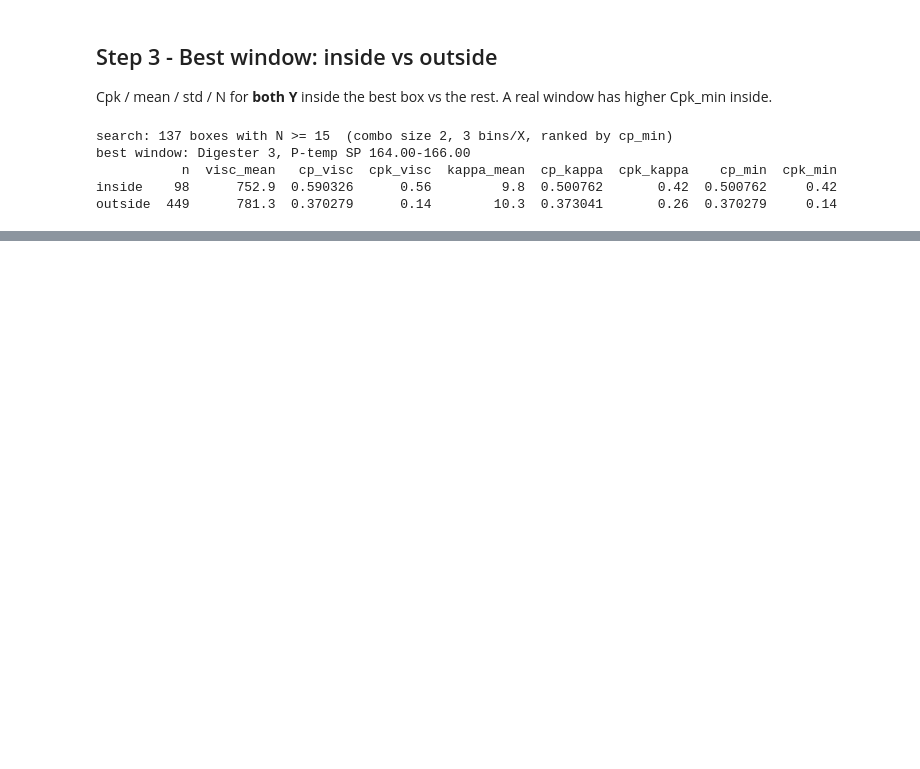
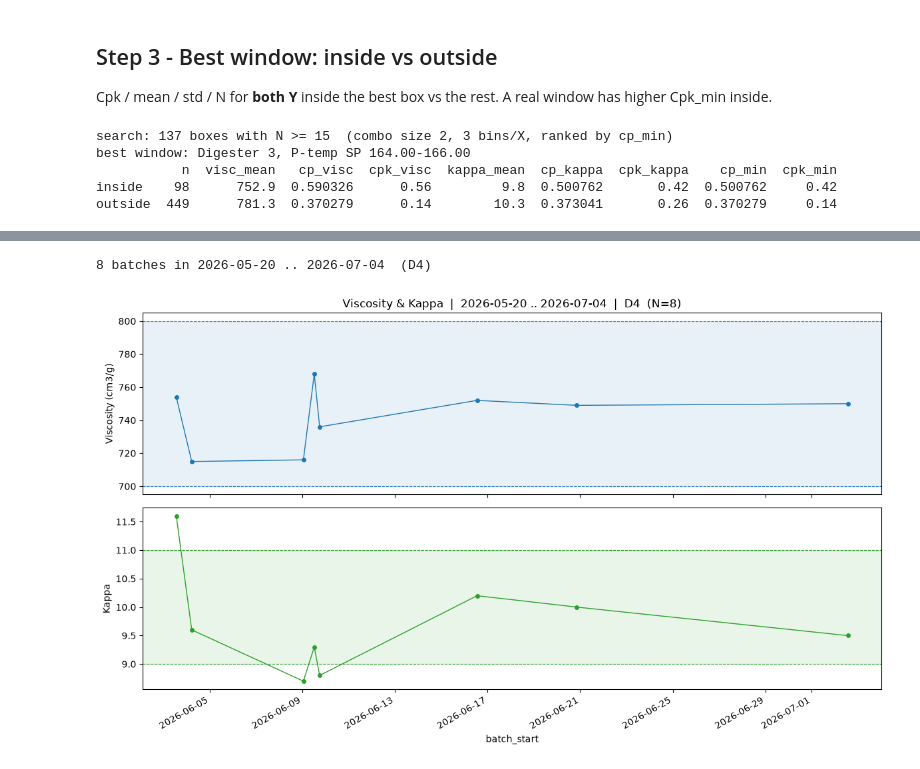
Before and after one commit to chinnput/dp-cooking-odl-analyzer, a Jupyter notebook: DP Cooking ODL Analyzer/Capability_Model/03_operating_window.ipynb, the cells around one changed output, grey strips where cells are left out. Cells and saved outputs as stored; diff of their text form; code cells hidden in the pictures; blank space fills up the shorter version.

```diff
--- a/DP Cooking ODL Analyzer/Capability_Model/03_operating_window.ipynb
+++ b/DP Cooking ODL Analyzer/Capability_Model/03_operating_window.ipynb
@@ -195,0 +196,40 @@ outside  449      781.3  0.370279      0.14        10.3  0.373041       0.26  0.
+# %%
+import matplotlib.pyplot as plt
+
+# ---- time window + digester of interest (edit these) ----
+T_FROM = "2026-05-20"
+T_TO   = "2026-07-04"
+DIGESTER = 4            # 1-4 for one digester, or None for all digesters
+
+win = df[df["batch_start"].between(pd.Timestamp(T_FROM), pd.Timestamp(T_TO))]
+if DIGESTER is not None:
+    win = win[win["digester"] == DIGESTER]
+win = win.sort_values("batch_start")
+dig_label = f"D{DIGESTER}" if DIGESTER is not None else "all digesters"
+print(f"{len(win)} batches in {T_FROM} .. {T_TO}  ({dig_label})")
+
+v_lo, v_hi = config.CAP_SPEC        # Viscosity 700-800
+k_lo, k_hi = config.CAP_SPEC2       # Kappa 9-11
+
+fig, (ax_v, ax_k) = plt.subplots(2, 1, figsize=(12, 7), sharex=True)
+
+ax_v.plot(win["batch_start"], win[config.CAP_TARGET], "o-", color="tab:blue", ms=4, lw=1)
+ax_v.axhspan(v_lo, v_hi, color="tab:blue", alpha=0.10)
+ax_v.axhline(v_lo, color="tab:blue", ls="--", lw=0.8)
+ax_v.axhline(v_hi, color="tab:blue", ls="--", lw=0.8)
+ax_v.set_ylabel("Viscosity (cm3/g)")
+ax_v.set_title(f"Viscosity & Kappa  |  {T_FROM} .. {T_TO}  |  {dig_label}  (N={len(win)})")
+
+ax_k.plot(win["batch_start"], win[config.CAP_TARGET2], "o-", color="tab:green", ms=4, lw=1)
+ax_k.axhspan(k_lo, k_hi, color="tab:green", alpha=0.10)
+ax_k.axhline(k_lo, color="tab:green", ls="--", lw=0.8)
+ax_k.axhline(k_hi, color="tab:green", ls="--", lw=0.8)
+ax_k.set_ylabel("Kappa")
+ax_k.set_xlabel("batch_start")
+
+fig.autofmt_xdate()
+plt.tight_layout()
+plt.show()
+# %% [output]
+8 batches in 2026-05-20 .. 2026-07-04  (D4)
+[figure, added]
```
Also changed, not shown: parts of 5 cells of this notebook, 10 other files.
